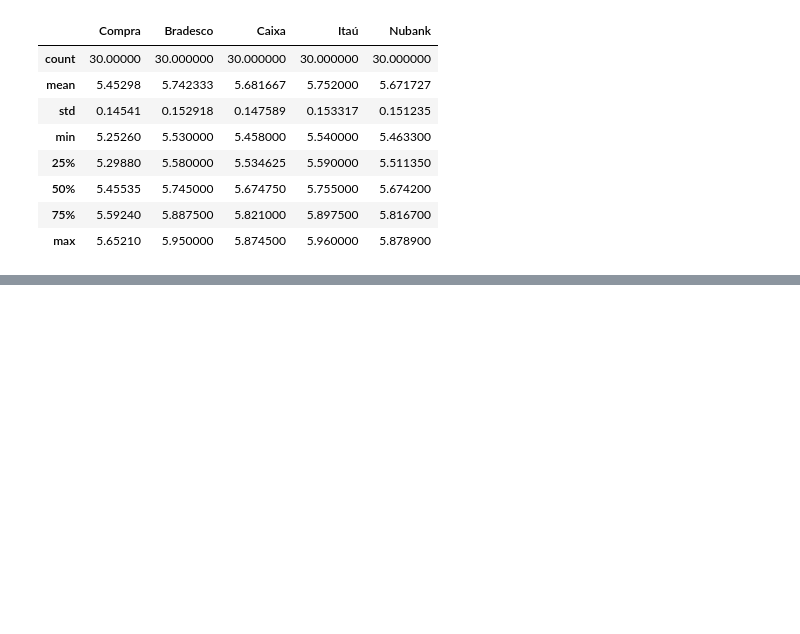
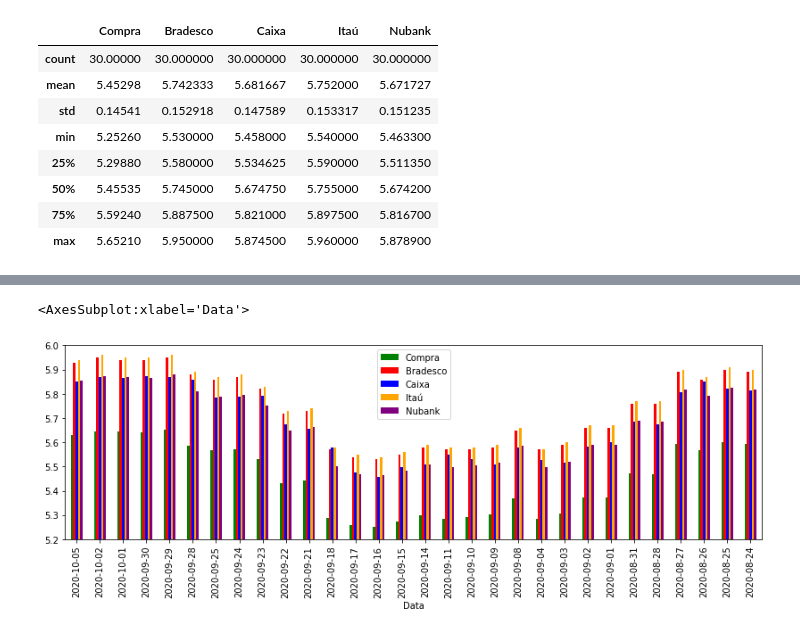
Before and after one commit to analetisouza/taxa-dolar-credito, a Jupyter notebook: taxa_dolar_credito.ipynb, the cells around one changed output, grey strips where cells are left out. Cells and saved outputs as stored; diff of their text form; code cells hidden in the pictures; blank space fills up the shorter version.

```diff
--- a/taxa_dolar_credito.ipynb
+++ b/taxa_dolar_credito.ipynb
@@ -205,0 +210,5 @@ df_analise.describe()
+# %%
+df_analise.plot.bar(x = 'Data', color = { 'Compra' : 'green', 'Bradesco' : 'red', 'Caixa' : 'blue', 'Itaú' : 'orange', 'Nubank' : 'purple'}, figsize = (14,4), ylim = (5.2,6),)
+# %% [output]
+<AxesSubplot:xlabel='Data'>
+[figure, added]
```
Also changed, not shown: parts of 8 cells of this notebook.
